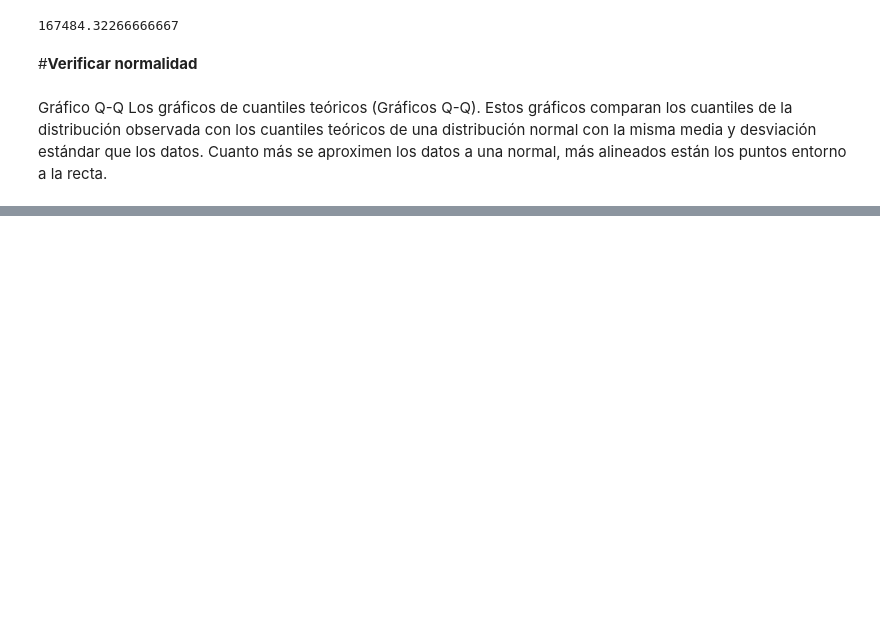
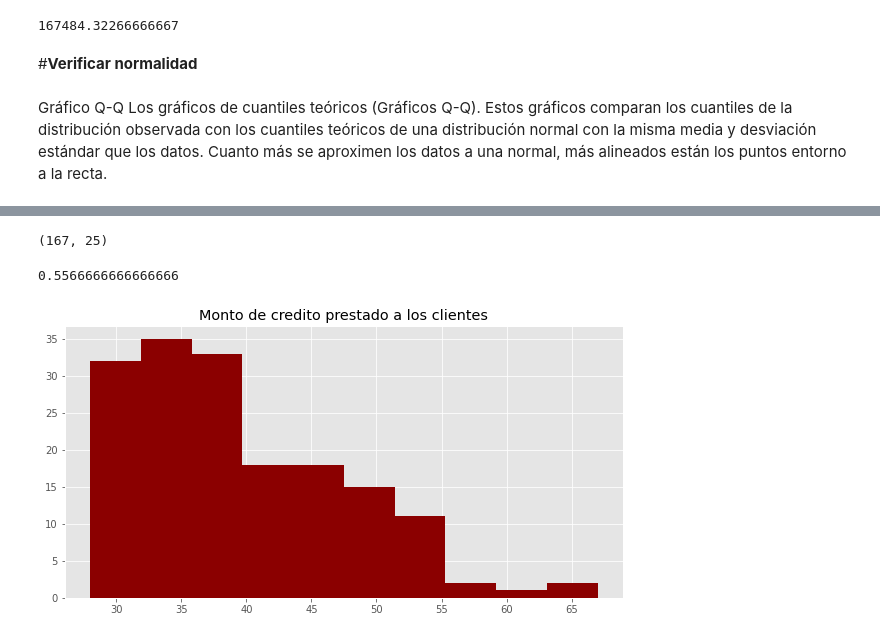
Before and after one commit to defesagit/ProyectoBanco, a Jupyter notebook: ProyectoBancoML.ipynb, the cells around one changed output, grey strips where cells are left out. Drawn from its saved outputs; the diff is of its cells as text; code cells hidden in the pictures; blank space fills up the shorter version.

```diff
--- a/ProyectoBancoML.ipynb
+++ b/ProyectoBancoML.ipynb
@@ -304,0 +434,15 @@ sm.qqplot(MontoCredito,fit=True,line="q",ax=ax)
+# %%
+df_Monto_Atipicos.shape
+# %% [output]
+(167, 25)
+# %%
+(len(df_Monto_Atipicos)/len(df))*100
+# %% [output]
+0.5566666666666666
+# %%
+plt.figure(figsize=(10,5))
+plt.hist(df_Monto_Atipicos.AGE,facecolor="darkred")
+plt.title("Monto de credito prestado a los clientes")
+plt.show()
+# %% [output]
+[figure, added]
```
Also changed, not shown: parts of 95 cells of this notebook.
